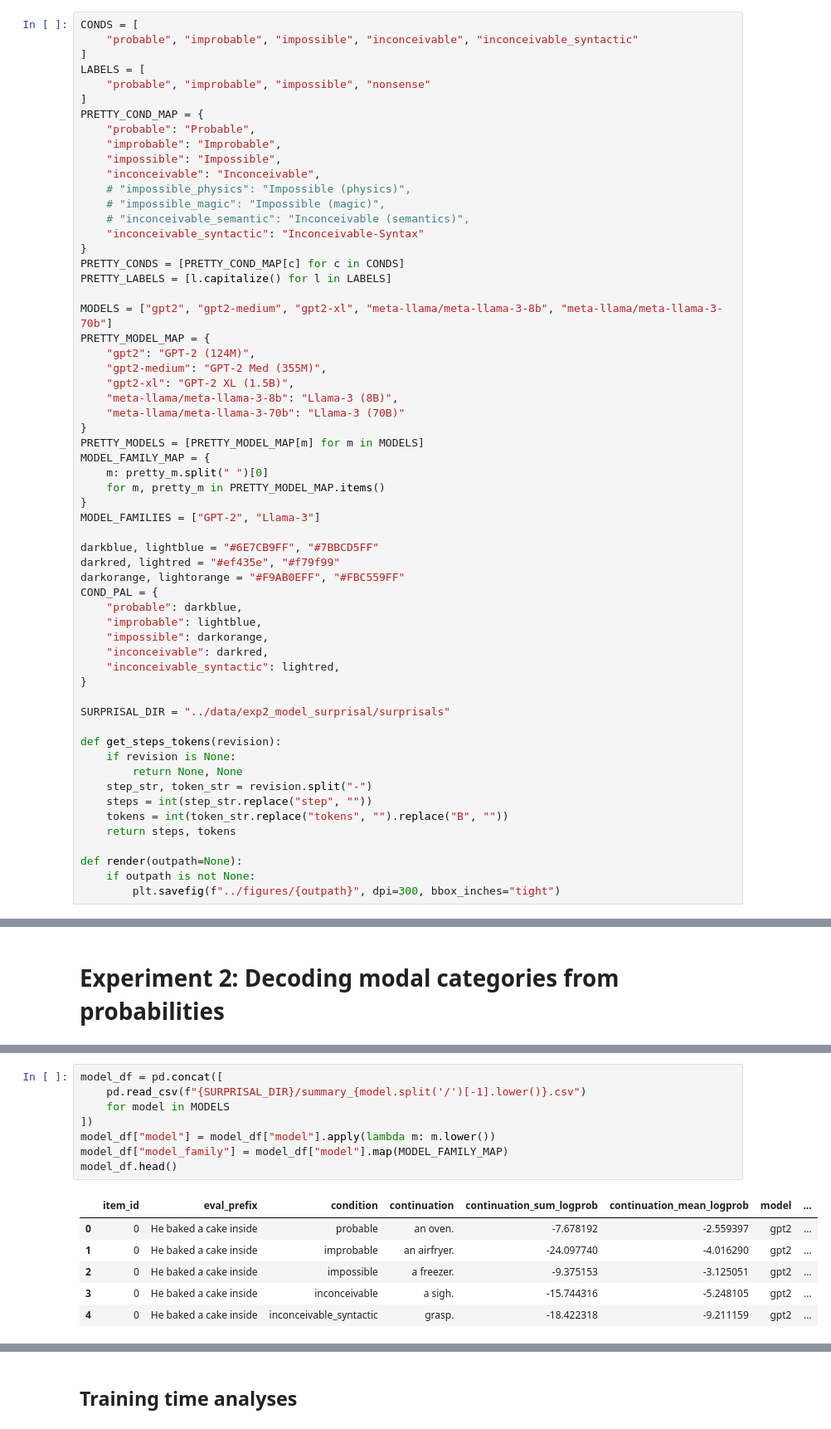
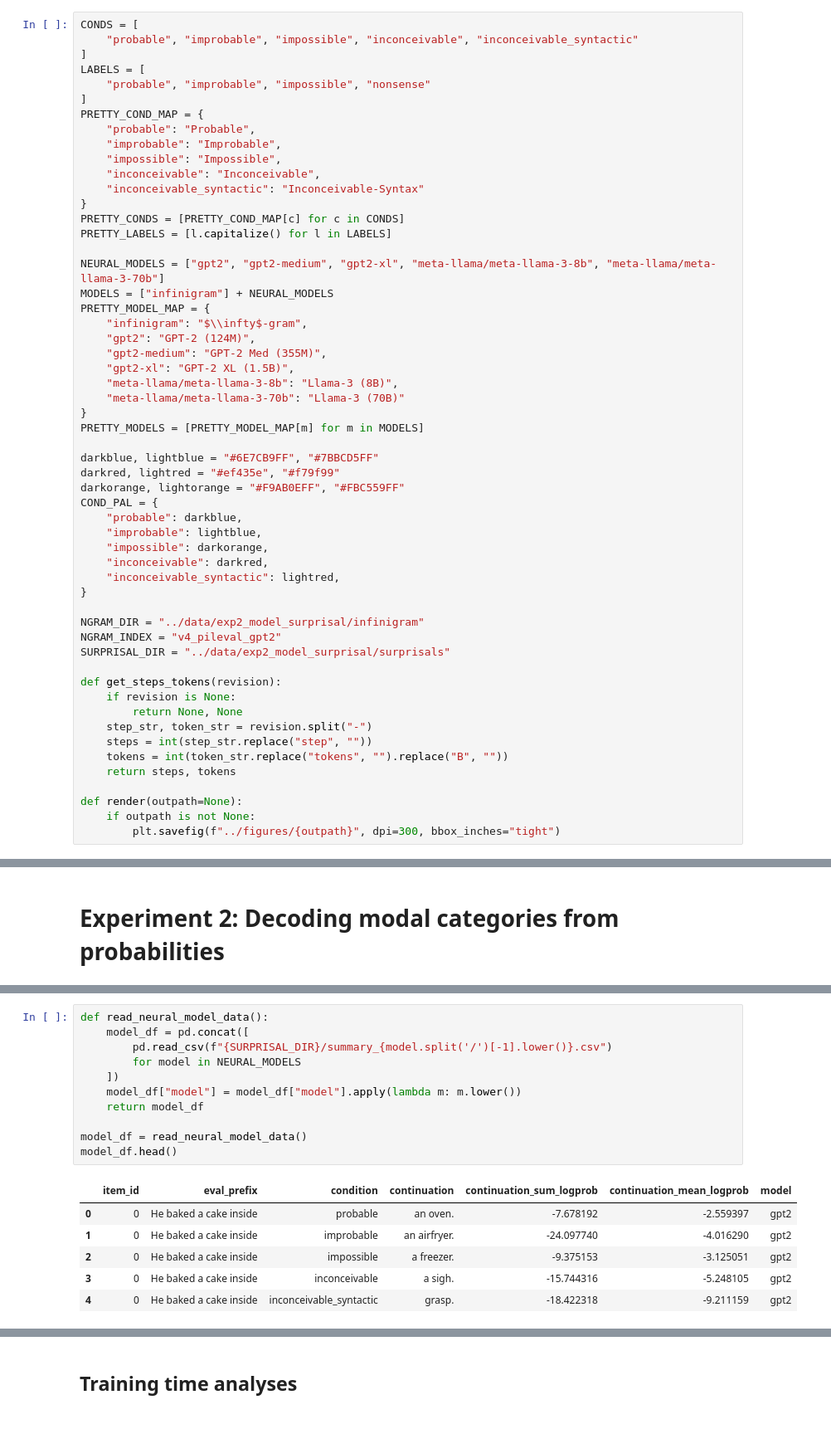
Before and after one commit to jennhu/shades-of-zero, a Jupyter notebook: analysis/figures.ipynb, the cells around one changed output, grey strips where cells are left out. Shown: that part at 83% size. Drawn from its saved outputs; the diff is of its cells as text.

```diff
--- a/analysis/figures.ipynb
+++ b/analysis/figures.ipynb
@@ -23,16 +23,15 @@ PRETTY_COND_MAP = {
     "improbable": "Improbable",
     "impossible": "Impossible",
     "inconceivable": "Inconceivable",
-    # "impossible_physics": "Impossible (physics)",
-    # "impossible_magic": "Impossible (magic)",
-    # "inconceivable_semantic": "Inconceivable (semantics)",
     "inconceivable_syntactic": "Inconceivable-Syntax"
 }
 PRETTY_CONDS = [PRETTY_COND_MAP[c] for c in CONDS]
 PRETTY_LABELS = [l.capitalize() for l in LABELS]
 
-MODELS = ["gpt2", "gpt2-medium", "gpt2-xl", "meta-llama/meta-llama-3-8b", "meta-llama/meta-llama-3-70b"]
+NEURAL_MODELS = ["gpt2", "gpt2-medium", "gpt2-xl", "meta-llama/meta-llama-3-8b", "meta-llama/meta-llama-3-70b"]
+MODELS = ["infinigram"] + NEURAL_MODELS
 PRETTY_MODEL_MAP = {
+    "infinigram": "$\\infty$-gram",
     "gpt2": "GPT-2 (124M)",
     "gpt2-medium": "GPT-2 Med (355M)",
     "gpt2-xl": "GPT-2 XL (1.5B)",
@@ -40,11 +39,6 @@ PRETTY_MODEL_MAP = {
     "meta-llama/meta-llama-3-70b": "Llama-3 (70B)"
 }
 PRETTY_MODELS = [PRETTY_MODEL_MAP[m] for m in MODELS]
-MODEL_FAMILY_MAP = {
-    m: pretty_m.split(" ")[0]
-    for m, pretty_m in PRETTY_MODEL_MAP.items()
-}
-MODEL_FAMILIES = ["GPT-2", "Llama-3"]
 
 darkblue, lightblue = "#6E7CB9FF", "#7BBCD5FF"
 darkred, lightred = "#ef435e", "#f79f99"
@@ -57,6 +51,8 @@ COND_PAL = {
     "inconceivable_syntactic": lightred,
 }
 
+NGRAM_DIR = "../data/exp2_model_surprisal/infinigram"
+NGRAM_INDEX = "v4_pileval_gpt2"
 SURPRISAL_DIR = "../data/exp2_model_surprisal/surprisals"
 
 def get_steps_tokens(revision):
@@ -177,15 +163,18 @@ render("fig1b_exp1_confusion_matrix.pdf")
 # %%
-model_df = pd.concat([
-    pd.read_csv(f"{SURPRISAL_DIR}/summary_{model.split('/')[-1].lower()}.csv")
-    for model in MODELS
-])
-model_df["model"] = model_df["model"].apply(lambda m: m.lower())
-model_df["model_family"] = model_df["model"].map(MODEL_FAMILY_MAP)
+def read_neural_model_data():
+    model_df = pd.concat([
+        pd.read_csv(f"{SURPRISAL_DIR}/summary_{model.split('/')[-1].lower()}.csv")
+        for model in NEURAL_MODELS
+    ])
+    model_df["model"] = model_df["model"].apply(lambda m: m.lower())
+    return model_df
+
+model_df = read_neural_model_data()
 model_df.head()
 # %% [output]
-|  | item_id | eval_prefix | condition | continuation | continuation_sum_logprob | continuation_mean_logprob | model | ... |
-| 0 | 0 | He baked a cake inside | probable | an oven. | -7.678192 | -2.559397 | gpt2 | ... |
-| 1 | 0 | He baked a cake inside | improbable | an airfryer. | -24.097740 | -4.016290 | gpt2 | ... |
-| 2 | 0 | He baked a cake inside | impossible | a freezer. | -9.375153 | -3.125051 | gpt2 | ... |
-| 3 | 0 | He baked a cake inside | inconceivable | a sigh. | -15.744316 | -5.248105 | gpt2 | ... |
-| 4 | 0 | He baked a cake inside | inconceivable_syntactic | grasp. | -18.422318 | -9.211159 | gpt2 | ... |
+|  | item_id | eval_prefix | condition | continuation | continuation_sum_logprob | continuation_mean_logprob | model |
+| 0 | 0 | He baked a cake inside | probable | an oven. | -7.678192 | -2.559397 | gpt2 |
+| 1 | 0 | He baked a cake inside | improbable | an airfryer. | -24.097740 | -4.016290 | gpt2 |
+| 2 | 0 | He baked a cake inside | impossible | a freezer. | -9.375153 | -3.125051 | gpt2 |
+| 3 | 0 | He baked a cake inside | inconceivable | a sigh. | -15.744316 | -5.248105 | gpt2 |
+| 4 | 0 | He baked a cake inside | inconceivable_syntactic | grasp. | -18.422318 | -9.211159 | gpt2 |
```
Also changed, not shown: parts of 25 cells of this notebook, 9 other files.
